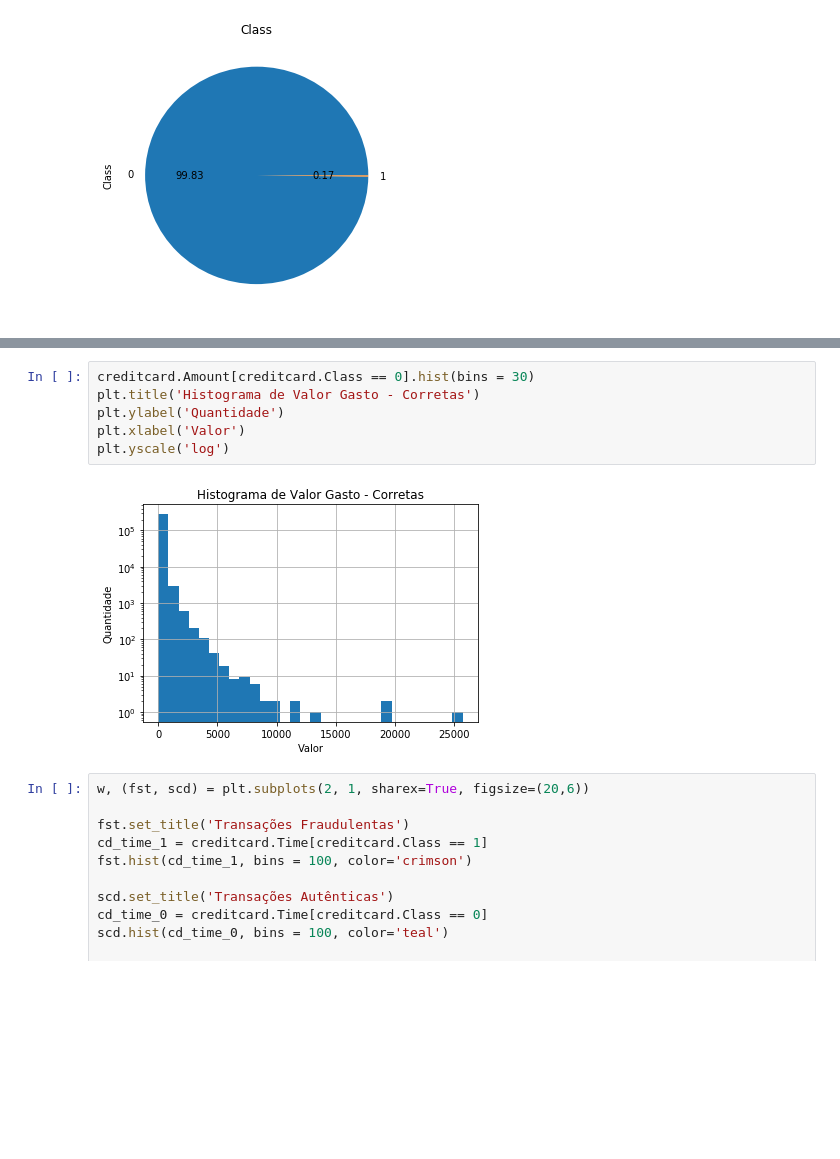
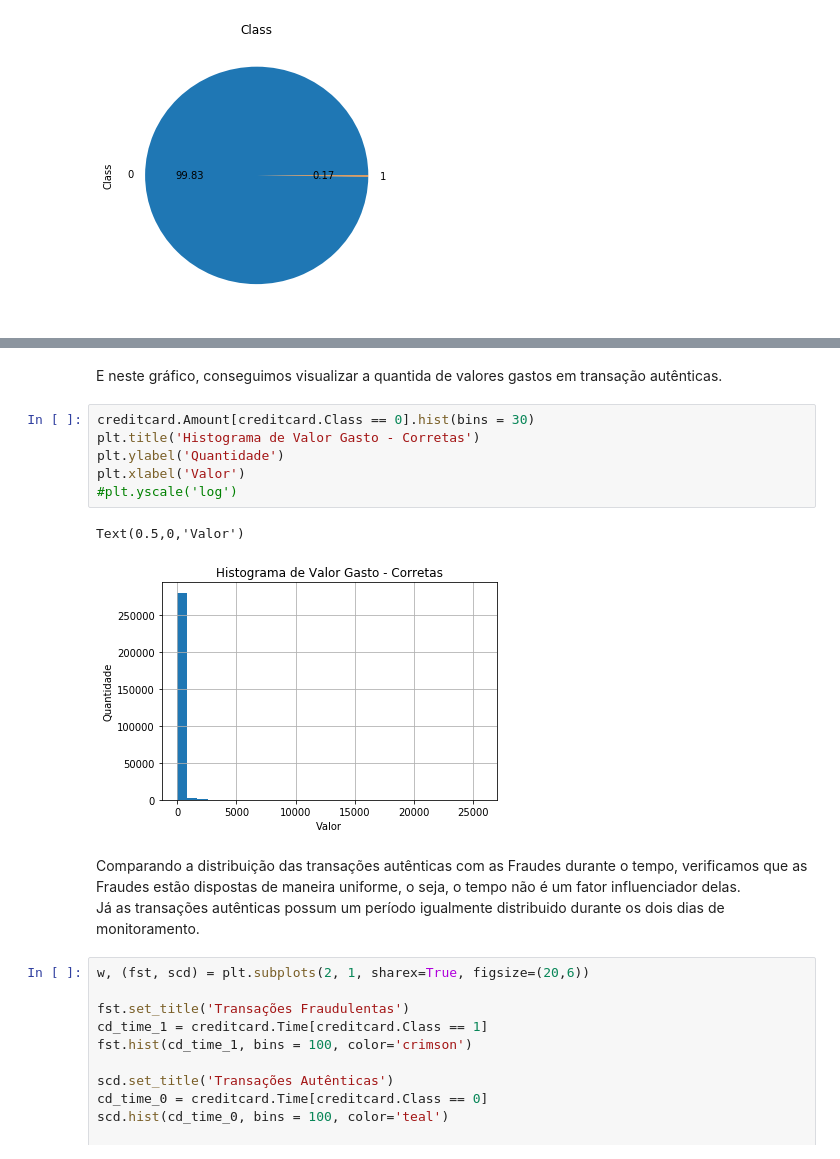
Before and after one commit to guibrunhole/unicamp, a Jupyter notebook: mc866/final-project/Projeto Final MC886 - Neural Networks.ipynb, the cells around one changed output, grey strips where cells are left out. Drawn from its saved outputs; the diff is of its cells as text; blank space fills up the shorter version.

```diff
--- a/mc866/final-project/Projeto Final MC886 - Neural Networks.ipynb
+++ b/mc866/final-project/Projeto Final MC886 - Neural Networks.ipynb
@@ -134,12 +162,17 @@ plt.xlabel('Valor')
 [figure]
+# %% [markdown]
+E neste gráfico, conseguimos visualizar a quantida de valores gastos em transação autênticas.
 # %%
 creditcard.Amount[creditcard.Class == 0].hist(bins = 30)
 plt.title('Histograma de Valor Gasto - Corretas')
 plt.ylabel('Quantidade')
 plt.xlabel('Valor')
-plt.yscale('log')
+#plt.yscale('log')
 # %% [output]
+Text(0.5,0,'Valor')
-[figure, old version]
+[figure, new version]
+# %% [markdown]
+Comparando a distribuição das transações autênticas com as Fraudes durante o tempo, verificamos que as Fraudes estão dispostas de maneira uniforme, o seja, o tempo não é um fator influenciador delas.<br> Já as transações autênticas possum um período igualmente distribuido durante os dois dias de monitoramento.
 # %%
 w, (fst, scd) = plt.subplots(2, 1, sharex=True, figsize=(20,6))
 
```
Also changed, not shown: parts of 40 cells of this notebook.
